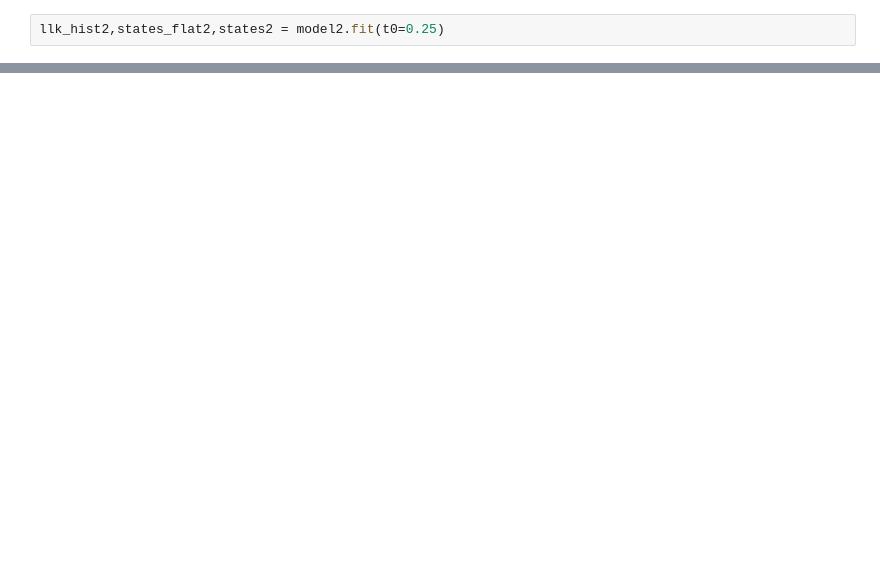
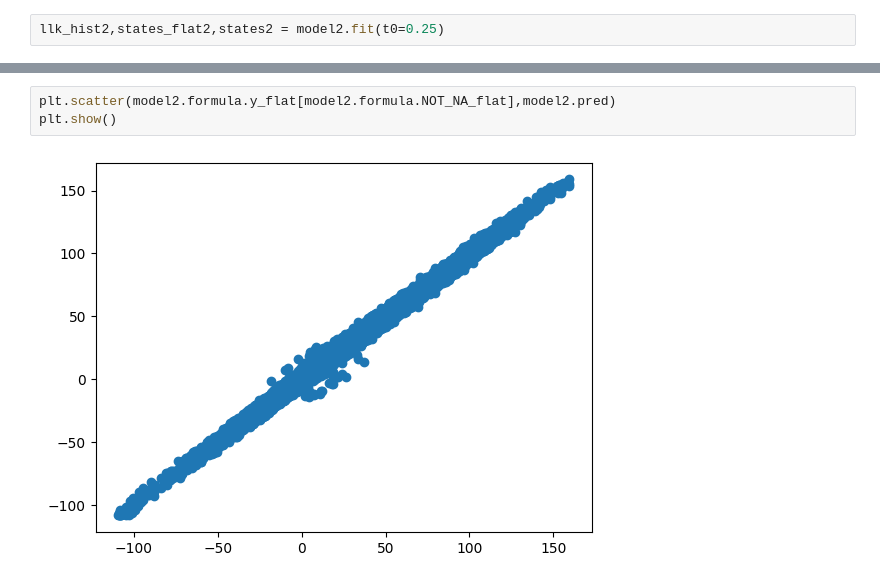
Before and after one commit to JoKra1/mssm, a Jupyter notebook: tutorials/2) IR GAMMs.ipynb, the cells around one changed output, grey strips where cells are left out. Drawn from its saved outputs; the diff is of its cells as text; blank space fills up the shorter version.

```diff
--- a/tutorials/2) IR GAMMs.ipynb
+++ b/tutorials/2) IR GAMMs.ipynb
@@ -283,0 +289,5 @@ plt.show()
+# %%
+plt.scatter(model2.formula.y_flat[model2.formula.NOT_NA_flat],model2.pred)
+plt.show()
+# %% [output]
+[figure, added]
```
Also changed, not shown: parts of 9 cells of this notebook, 1 other file.
